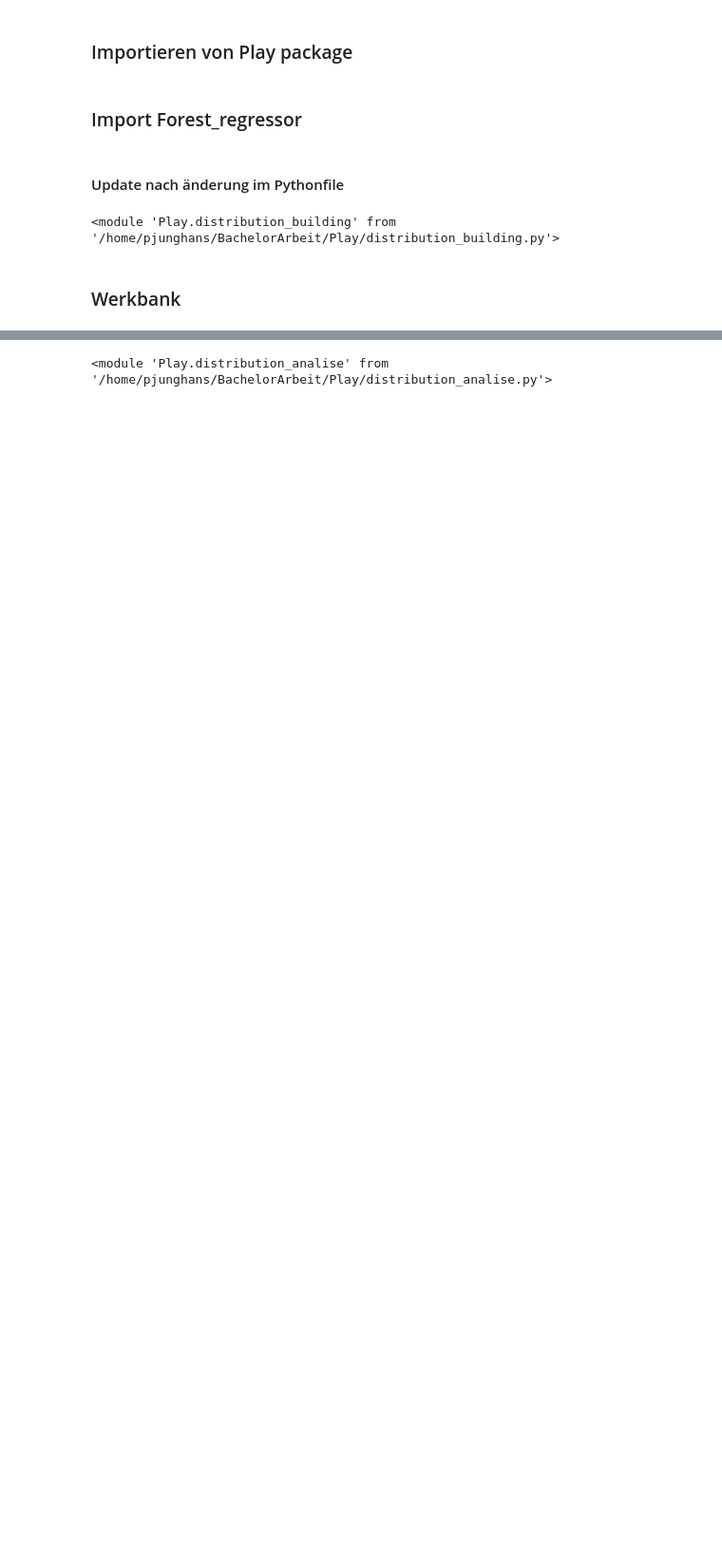
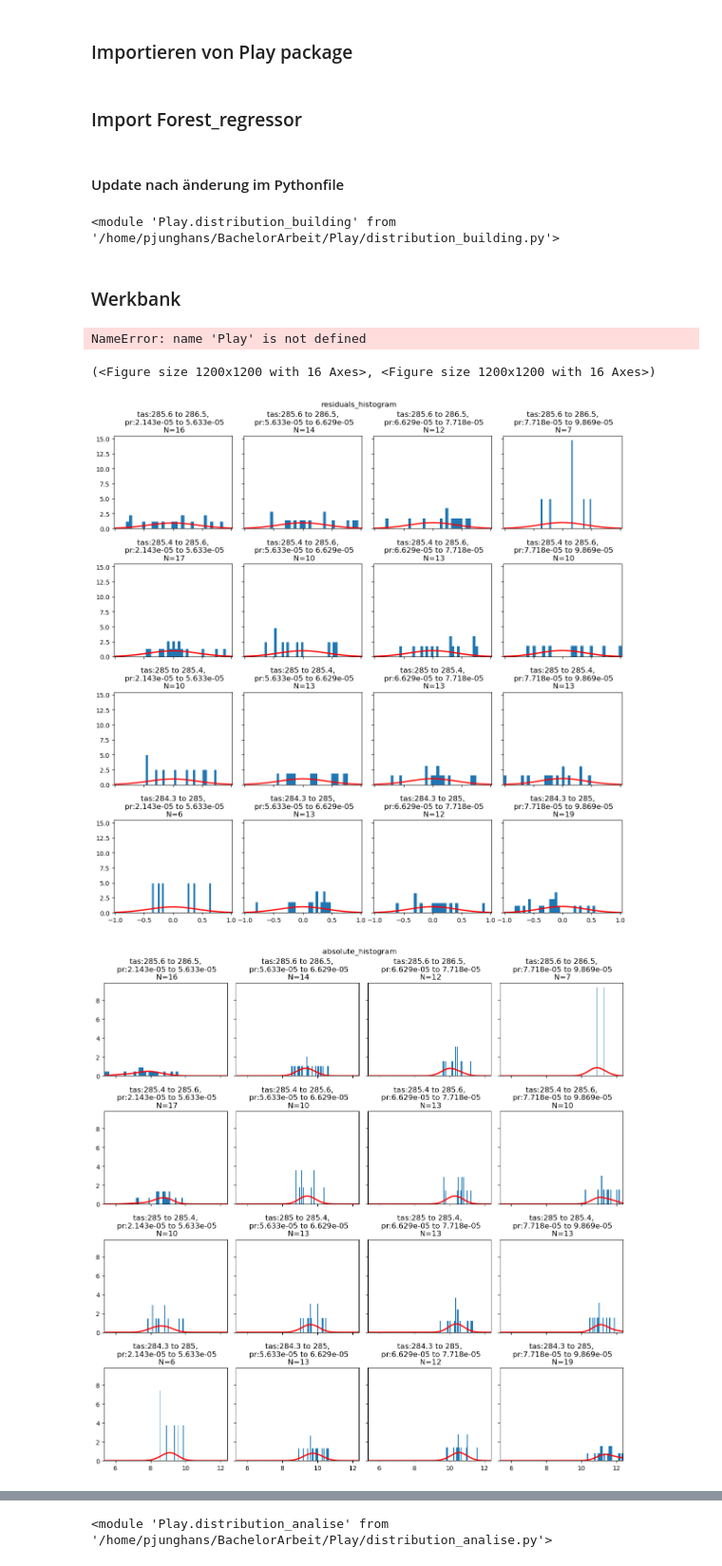
Before and after one commit to pjunghans1234/bachelorarbeit, a Jupyter notebook: Play_forest_regressor.ipynb, the cells around one changed output, grey strips where cells are left out. Shown at 95% size. Saved outputs shown, nothing was run; the diff lists cells and outputs as text; code cells hidden in the pictures; blank space fills up the shorter version.

Commit message:
Disrtribution_plots

```diff
--- a/Play_forest_regressor.ipynb
+++ b/Play_forest_regressor.ipynb
@@ -62,3 +64,16 @@ importlib.reload(Play.distribution_building)
+# %%
+predictor = Play.distribution_building.distribution_predictor(var_max_run_idx=11)
+predictor
+# %% [output]
+NameError: name 'Play' is not defined
+# %%
+importlib.reload(Play.distribution_analise)
+
+Play.distribution_analise.single_residual_split_histogram_vs_mixed_distribution(predictor,min_run_idx=11, max_run_idx=15)
+# %% [output]
+(<Figure size 1200x1200 with 16 Axes>, <Figure size 1200x1200 with 16 Axes>)
+[figure, added]
+[figure, added]
 # %%
 predictor = Play.distribution_building.distribution_predictor(var_max_run_idx=11)
 figs = Play.distribution_analise.single_residual_split_histogram_vs_pred_distribution(predictor,min_run_idx=11, max_run_idx=31)
```
Also changed, not shown: parts of 3 cells of this notebook, 2 other files.
